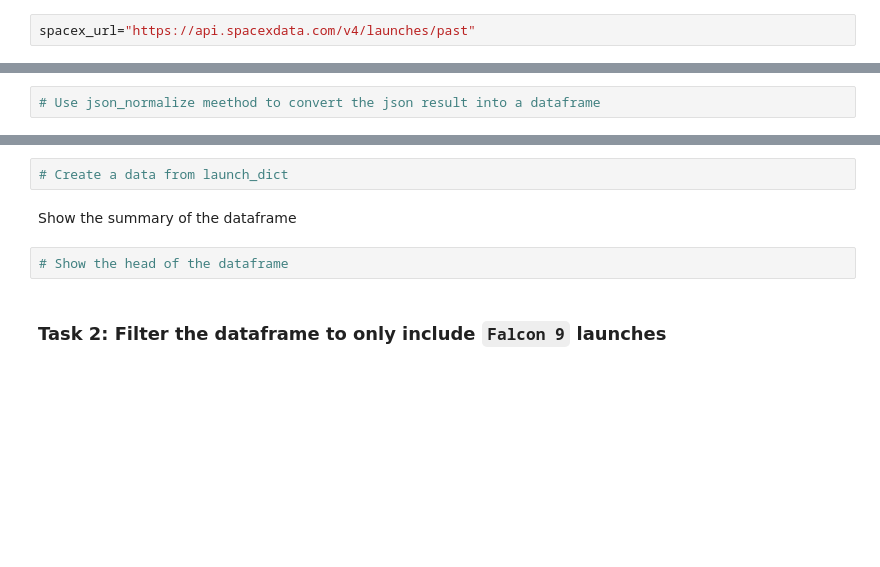
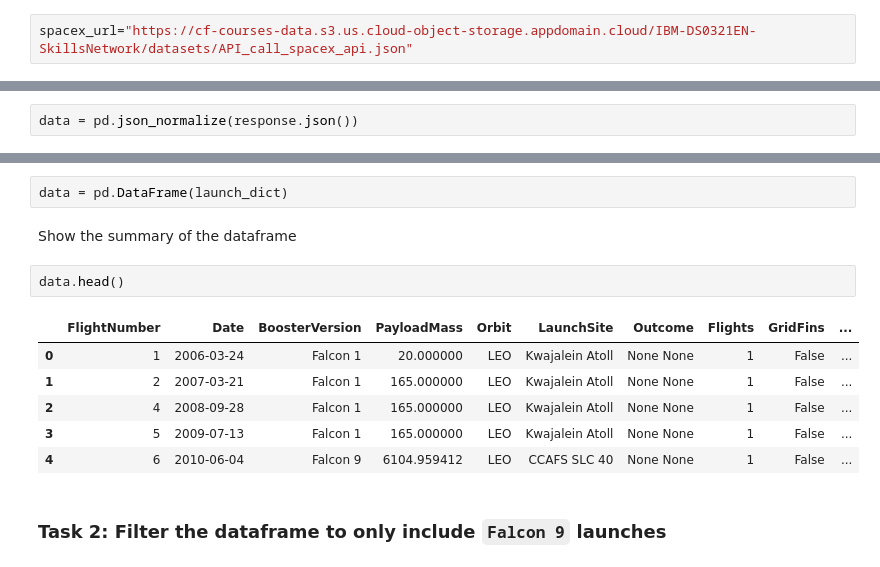
Before and after one commit to AaShIrVaD-kV/IBM-Applied-Data-Science-Capstone, a Jupyter notebook: jupyter-labs-spacex-data-collection-api-v2.ipynb, the cells around one changed output, grey strips where cells are left out. Drawn from its saved outputs; the diff is of its cells as text; blank space fills up the shorter version.

```diff
--- a/jupyter-labs-spacex-data-collection-api-v2.ipynb
+++ b/jupyter-labs-spacex-data-collection-api-v2.ipynb
@@ -127,7 +138,7 @@ def getCoreData(data):
 # %% [markdown]
 Now let's start requesting rocket launch data from SpaceX API with the following URL:
 # %%
-spacex_url="https://api.spacexdata.com/v4/launches/past"
+spacex_url="https://cf-courses-data.s3.us.cloud-object-storage.appdomain.cloud/IBM-DS0321EN-SkillsNetwork/datasets/API_call_spacex_api.json"
 # %%
 response = requests.get(spacex_url)
 # %% [markdown]
@@ -153,7 +164,7 @@ response.status_code
 # %% [markdown]
 Now we decode the response content as a Json using <code>.json()</code> and turn it into a Pandas dataframe using <code>.json_normalize()</code>
 # %%
-# Use json_normalize meethod to convert the json result into a dataframe
+data = pd.json_normalize(response.json())
 # %% [markdown]
 Using the dataframe <code>data</code> print the first 5 rows
 # %%
@@ -255,11 +275,18 @@ launch_dict = {'FlightNumber': list(data['flight_number']),
 # %% [markdown]
 Then, we need to create a Pandas data frame from the dictionary launch_dict.
 # %%
-# Create a data from launch_dict
+data = pd.DataFrame(launch_dict)
 # %% [markdown]
 Show the summary of the dataframe
 # %%
-# Show the head of the dataframe
+data.head()
+# %% [output]
+|  | FlightNumber | Date | BoosterVersion | PayloadMass | Orbit | LaunchSite | Outcome | Flights | GridFins | ... |
+| 0 | 1 | 2006-03-24 | Falcon 1 | 20.000000 | LEO | Kwajalein Atoll | None None | 1 | False | ... |
+| 1 | 2 | 2007-03-21 | Falcon 1 | 165.000000 | LEO | Kwajalein Atoll | None None | 1 | False | ... |
+| 2 | 4 | 2008-09-28 | Falcon 1 | 165.000000 | LEO | Kwajalein Atoll | None None | 1 | False | ... |
+| 3 | 5 | 2009-07-13 | Falcon 1 | 165.000000 | LEO | Kwajalein Atoll | None None | 1 | False | ... |
+| 4 | 6 | 2010-06-04 | Falcon 9 | 6104.959412 | LEO | CCAFS SLC 40 | None None | 1 | False | ... |
 # %% [markdown]
 ### Task 2: Filter the dataframe to only include `Falcon 9` launches
 # %% [markdown]
```
Also changed, not shown: parts of 15 cells of this notebook, 31 other files.
